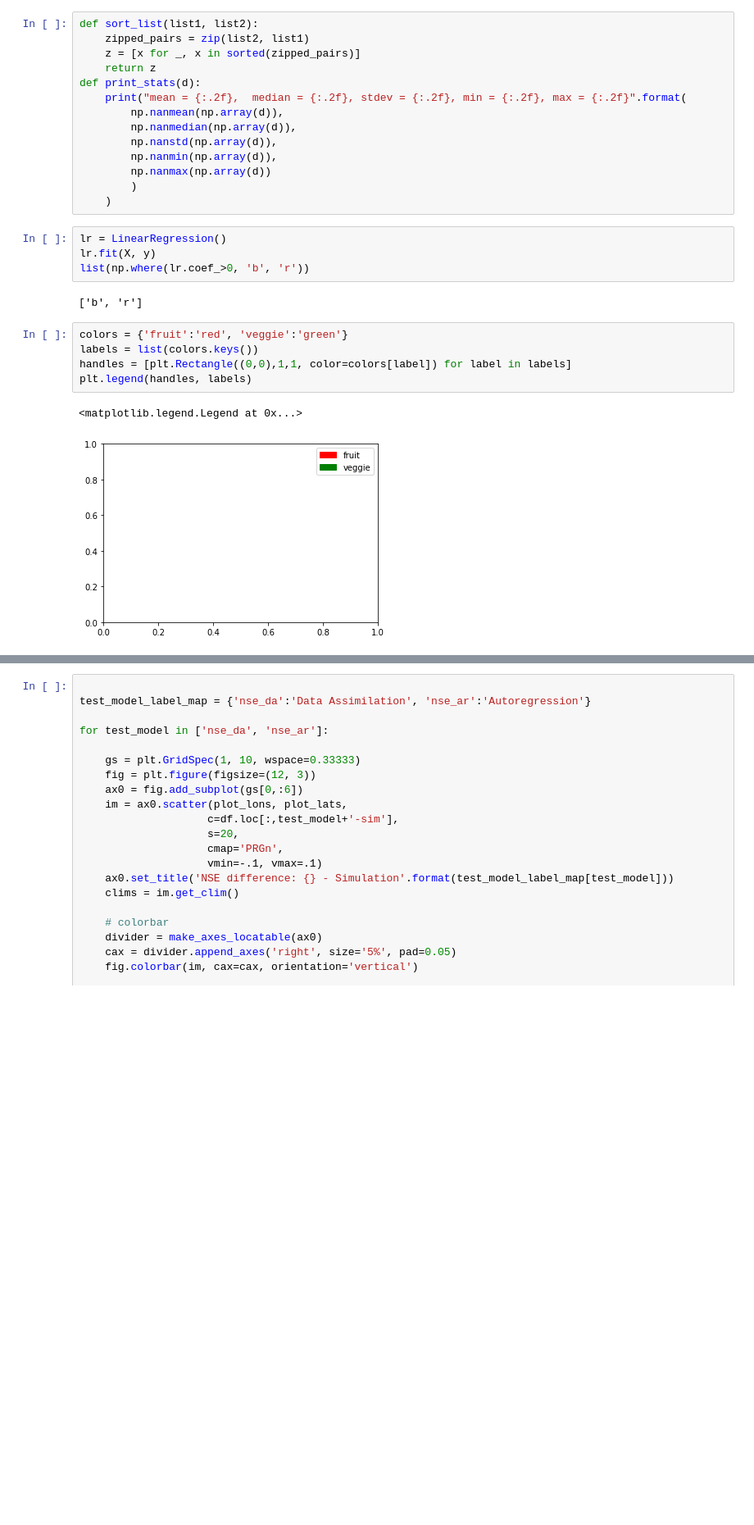
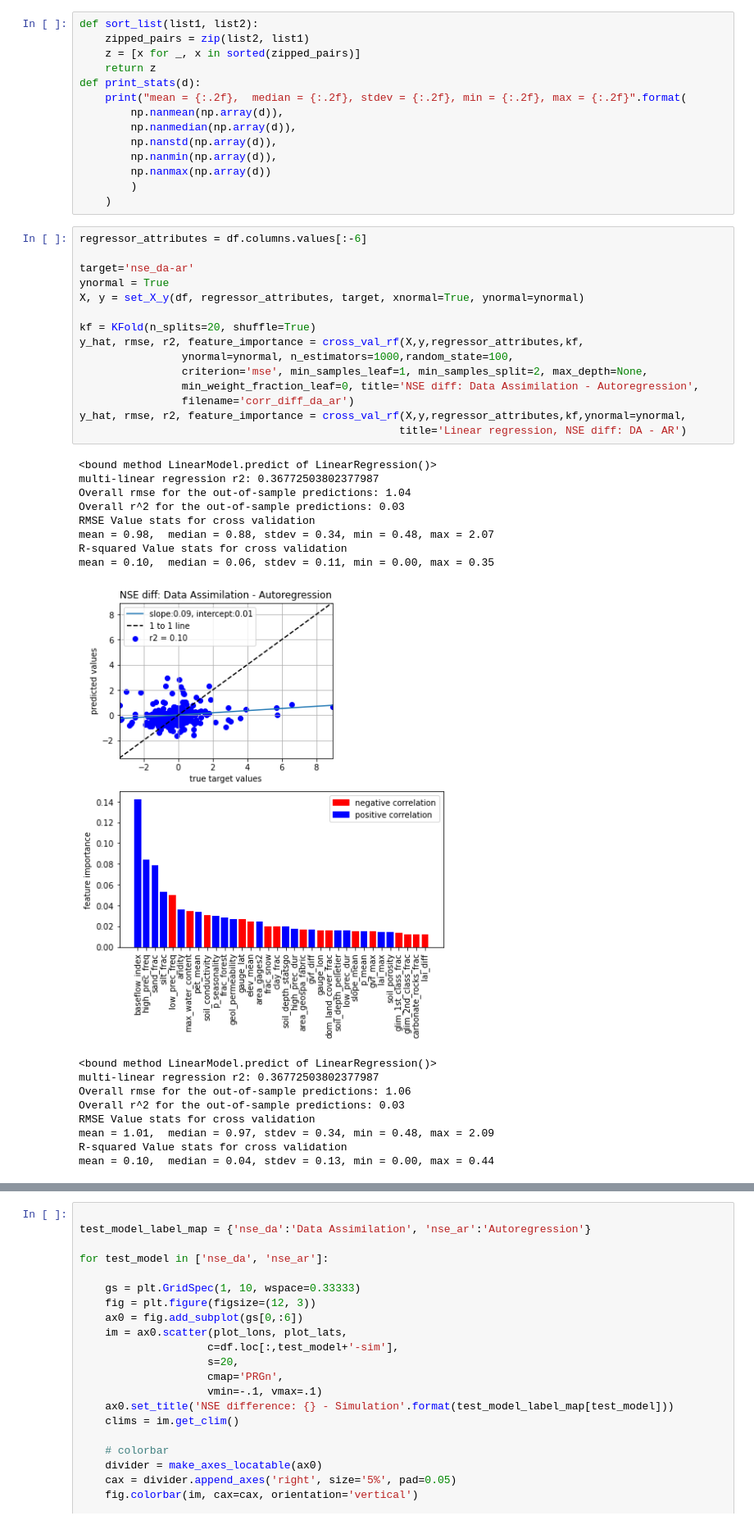
Before and after one commit to jmframe/lstm-da-analysis, a Jupyter notebook: assimilation_analysis_jmframe.ipynb, the cells around one changed output, grey strips where cells are left out. Shown at 82% size. Drawn from its saved outputs; the diff is of its cells as text; blank space fills up the shorter version.

```diff
--- a/assimilation_analysis_jmframe.ipynb
+++ b/assimilation_analysis_jmframe.ipynb
@@ -325,17 +443,36 @@ def print_stats(d):
         np.nanmax(np.array(d))
         )
     )
-# %%
-lr = LinearRegression()
-lr.fit(X, y)
-list(np.where(lr.coef_>0, 'b', 'r'))
-# %% [output]
-['b', 'r']
-# %%
-colors = {'fruit':'red', 'veggie':'green'}
-labels = list(colors.keys())
-handles = [plt.Rectangle((0,0),1,1, color=colors[label]) for label in labels]
-plt.legend(handles, labels)
-# %% [output]
-<matplotlib.legend.Legend at 0x...>
-[figure, removed]
+# %%
+regressor_attributes = df.columns.values[:-6]
+
+target='nse_da-ar'
+ynormal = True
+X, y = set_X_y(df, regressor_attributes, target, xnormal=True, ynormal=ynormal)
+
+kf = KFold(n_splits=20, shuffle=True)
+y_hat, rmse, r2, feature_importance = cross_val_rf(X,y,regressor_attributes,kf,
+                ynormal=ynormal, n_estimators=1000,random_state=100,
+                criterion='mse', min_samples_leaf=1, min_samples_split=2, max_depth=None,
+                min_weight_fraction_leaf=0, title='NSE diff: Data Assimilation - Autoregression',
+                filename='corr_diff_da_ar')
+y_hat, rmse, r2, feature_importance = cross_val_rf(X,y,regressor_attributes,kf,ynormal=ynormal,
+                                                  title='Linear regression, NSE diff: DA - AR')
+# %% [output]
+<bound method LinearModel.predict of LinearRegression()>
+multi-linear regression r2: 0.36772503802377987
+Overall rmse for the out-of-sample predictions: 1.04
+Overall r^2 for the out-of-sample predictions: 0.03
+RMSE Value stats for cross validation
+mean = 0.98,  median = 0.88, stdev = 0.34, min = 0.48, max = 2.07
+R-squared Value stats for cross validation
+mean = 0.10,  median = 0.06, stdev = 0.11, min = 0.00, max = 0.35
+[figure, added]
+<bound method LinearModel.predict of LinearRegression()>
+multi-linear regression r2: 0.36772503802377987
+Overall rmse for the out-of-sample predictions: 1.06
+Overall r^2 for the out-of-sample predictions: 0.03
+RMSE Value stats for cross validation
+mean = 1.01,  median = 0.97, stdev = 0.34, min = 0.48, max = 2.09
+R-squared Value stats for cross validation
+mean = 0.10,  median = 0.04, stdev = 0.13, min = 0.00, max = 0.44
```
Also changed, not shown: parts of 14 cells of this notebook.
